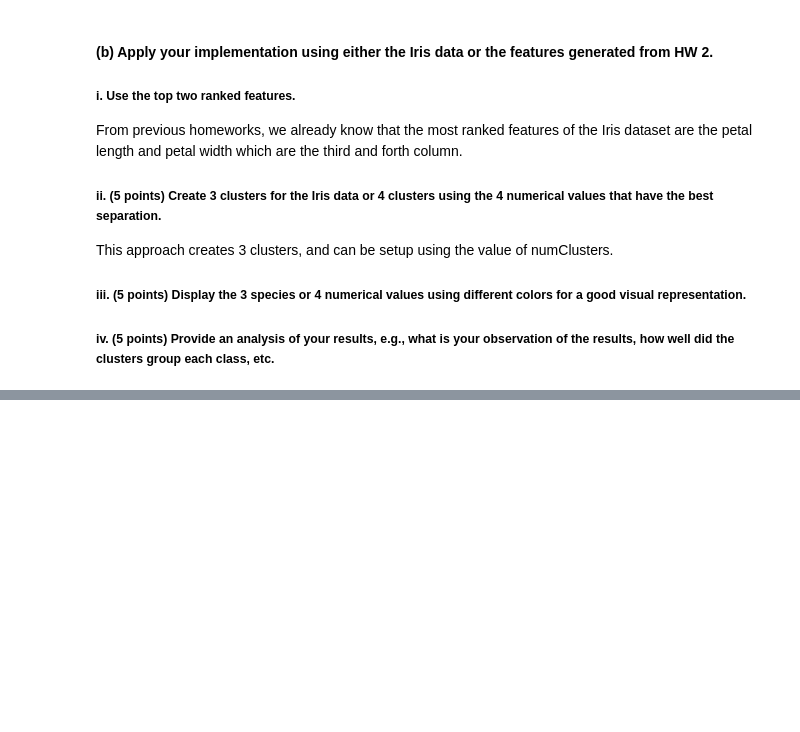
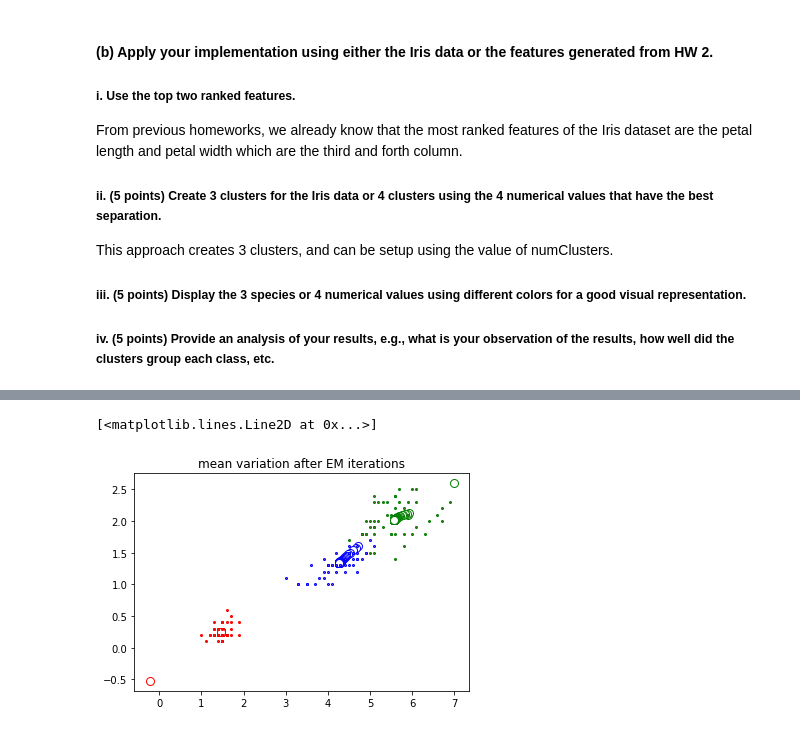
Before and after one commit to rickydxz/A4DS, a Jupyter notebook: RAlvarez_HW3_main.ipynb, the cells around one changed output, grey strips where cells are left out. Cells and saved outputs as stored; diff of their text form; code cells hidden in the pictures; blank space fills up the shorter version.

```diff
--- a/RAlvarez_HW3_main.ipynb
+++ b/RAlvarez_HW3_main.ipynb
@@ -270,3 +359,41 @@ ExpectationMaximization(irisNP[:,rankedFeatures],numClusters, initialMean[ranked
+# %%
+
+
+plotColors = ["blue","green","red"]
+# Plotting the mean variation
+meanSetosaVarX = []
+meanVirginicaVarX = []
+meanVersicolorVarX = []
+meanSetosaVarY = []
+meanVirginicaVarY = []
+meanVersicolorVarY = []
+
+for i in range(len(meanVar)):
+    meanSetosaVarX.append(meanVar[i][0,0])
+    meanSetosaVarY.append(meanVar[i][1,0])
+    meanVersicolorVarX.append(meanVar[i][0,1])
+    meanVersicolorVarY.append(meanVar[i][1,1])
+    meanVirginicaVarX.append(meanVar[i][0,2])
+    meanVirginicaVarY.append(meanVar[i][1,2])
+
+plt.figure()
+plt.plot(meanSetosaVarX,meanSetosaVarY,"o",markersize = 8,mfc = "w", mec=plotColors[0])
+plt.plot(meanVersicolorVarX,meanVersicolorVarY,"o", markersize = 8,mfc = "w", mec=plotColors[1])
+plt.plot(meanVirginicaVarX,meanVirginicaVarY,"o",markersize = 8,mfc = "w", mec=plotColors[2])
+plt.title("mean variation after EM iterations")
+
+setosaX = irisNP[0:50,2]
+setosaY = irisNP[0:50,3]
+versicolorX = irisNP[50:100,2]
+versicolorY= irisNP[50:100,3]
+virginicaX = irisNP[100:150,2]
+virginicaY = irisNP[100:150,3]
+plt.plot(setosaX,setosaY,".",markersize = 4,mec=plotColors[2])
+plt.plot(versicolorX,versicolorY,".",markersize = 4,mec=plotColors[0])
+plt.plot(virginicaX,virginicaY,".",markersize = 4,mec=plotColors[1])
+# %% [output]
+[<matplotlib.lines.Line2D at 0x...>]
+[figure, added]
 # %% [markdown]
 ***
 ### **Problem 3 - Module 7**
```
Also changed, not shown: parts of 7 cells of this notebook, 2 other files.
